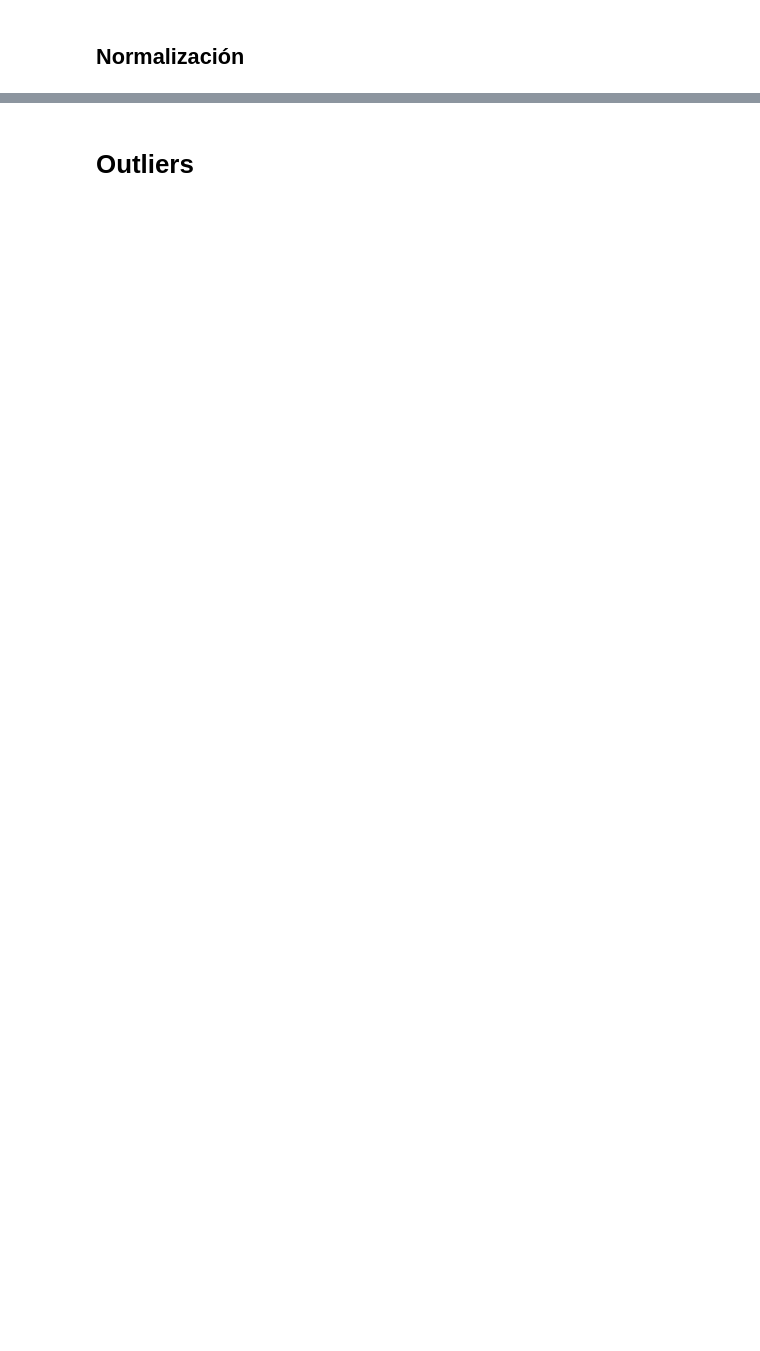
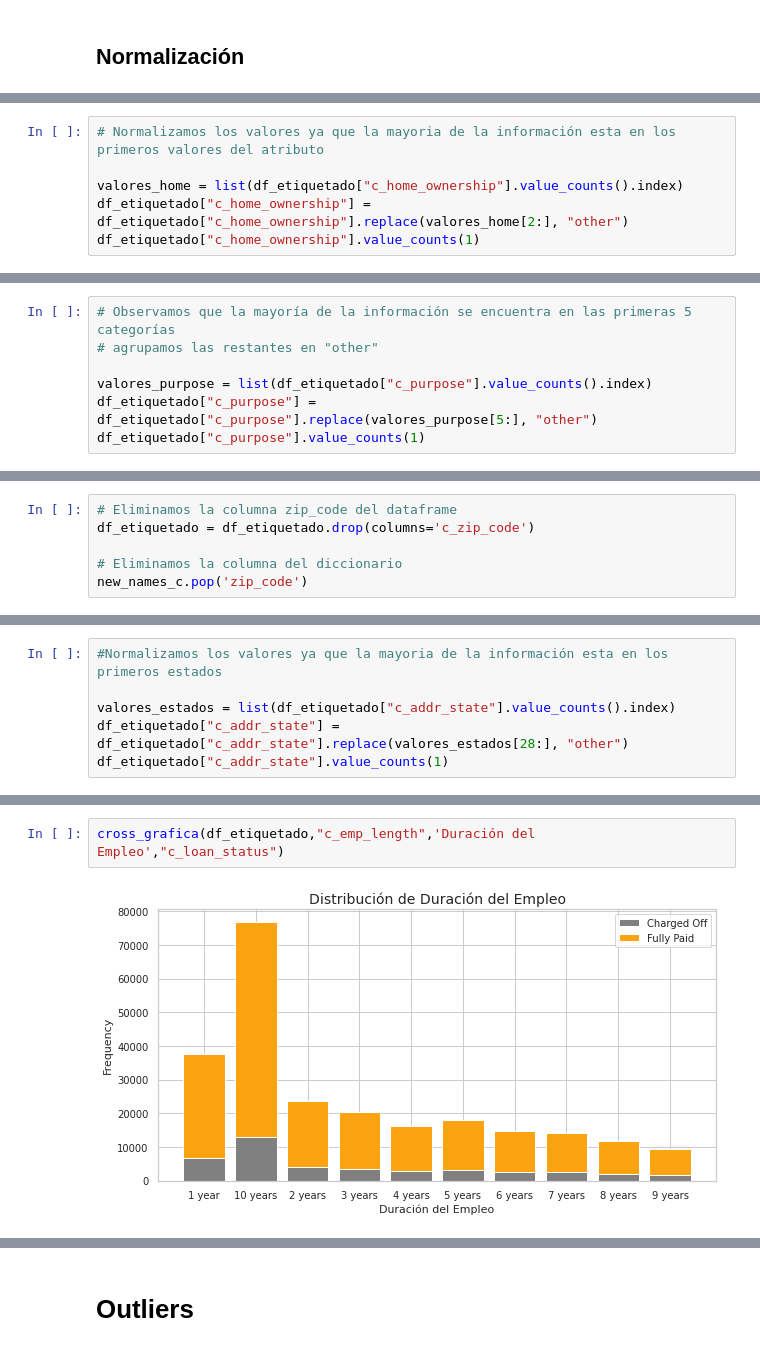
Before and after one commit to danielfrgs/2023_1-Aprendizaje_Maquina, a Jupyter notebook: Practicas/P1/AM_P1.ipynb, the cells around one changed output, grey strips where cells are left out. Saved outputs shown, nothing was run; the diff lists cells and outputs as text; blank space fills up the shorter version.

```diff
--- a/Practicas/P1/AM_P1.ipynb
+++ b/Practicas/P1/AM_P1.ipynb
@@ -488,0 +1140,6 @@ df_etiquetado.head()
+# %%
+# Normalizamos los valores ya que la mayoria de la información esta en los primeros valores del atributo
+
+valores_home = list(df_etiquetado["c_home_ownership"].value_counts().index)
+df_etiquetado["c_home_ownership"] = df_etiquetado["c_home_ownership"].replace(valores_home[2:], "other")
+df_etiquetado["c_home_ownership"].value_counts(1)
@@ -488,0 +1176,7 @@ df_etiquetado.head()
+# %%
+# Observamos que la mayoría de la información se encuentra en las primeras 5 categorías
+# agrupamos las restantes en "other"
+
+valores_purpose = list(df_etiquetado["c_purpose"].value_counts().index)
+df_etiquetado["c_purpose"] = df_etiquetado["c_purpose"].replace(valores_purpose[5:], "other")
+df_etiquetado["c_purpose"].value_counts(1)
@@ -488,0 +1207,6 @@ df_etiquetado.head()
+# %%
+# Eliminamos la columna zip_code del dataframe
+df_etiquetado = df_etiquetado.drop(columns='c_zip_code')
+
+# Eliminamos la columna del diccionario
+new_names_c.pop('zip_code')
@@ -488,0 +1235,6 @@ df_etiquetado.head()
+# %%
+#Normalizamos los valores ya que la mayoria de la información esta en los primeros estados
+
+valores_estados = list(df_etiquetado["c_addr_state"].value_counts().index)
+df_etiquetado["c_addr_state"] = df_etiquetado["c_addr_state"].replace(valores_estados[28:], "other")
+df_etiquetado["c_addr_state"].value_counts(1)
@@ -488,0 +1282,4 @@ df_etiquetado.head()
+# %%
+cross_grafica(df_etiquetado,"c_emp_length",'Duración del Empleo',"c_loan_status")
+# %% [output]
+[figure, added]
```
Also changed, not shown: parts of 170 cells of this notebook, 3 other files.
